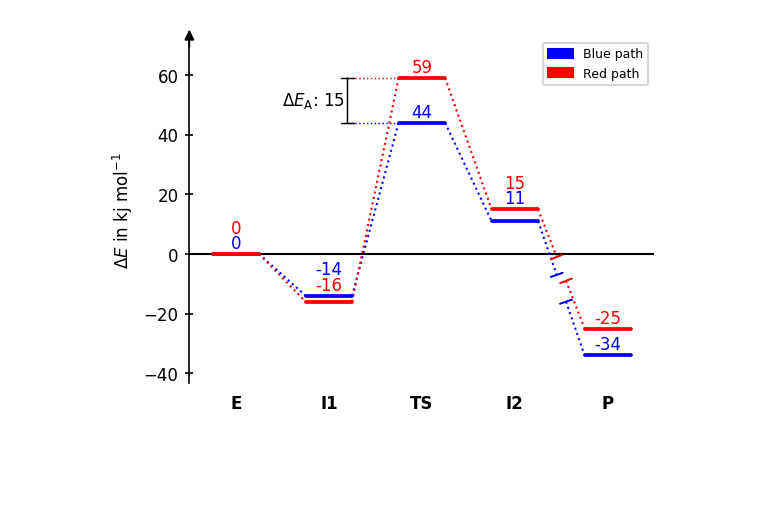
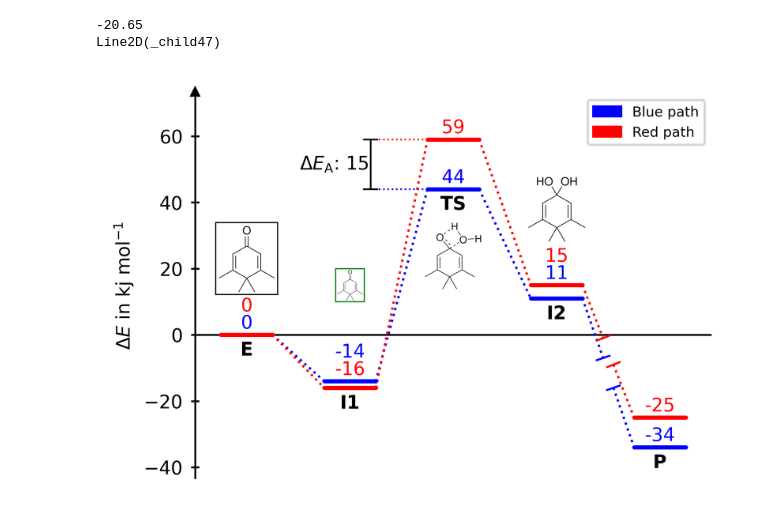
Before and after one commit to Tonner-Zech-Group/chem-diagrams, a Jupyter notebook: examples/test_use.ipynb, the cells around one changed output. Drawn from its saved outputs; the diff is of its cells as text; code cells hidden in the pictures; blank space fills up the shorter version.

Commit message:
Add image insertion methods

```diff
--- a/examples/test_use.ipynb
+++ b/examples/test_use.ipynb
@@ -155,36 +157,73 @@ x = [0,1,2,3,4]
 y_data_1 = [0,-14,44,11,-34]
 y_data_2 = [0,-16,59,15,-25]
 # %%
-dia = EnergyDiagram(style="open")
+dia = EnergyDiagram(
+    style="open",
+    dpi=600,
+    )
 
 dia.draw_path(
     x, y_data_1, "blue",
     path_name="Blue path",
     linetypes=[1,1,1,-1],
 
 )
 
 dia.draw_path(
     x, y_data_2, "red",
     path_name="Red path",
-    linetypes=[1,1,1,-1]
+    linetypes=[1,1,1,-1],
+
 )
-
-dia.add_numbers_auto(fontsize=8)
 
 dia.draw_difference_bar(
     1.2, (y_data_1[2], y_data_2[2]),
     r"$\Delta E_\mathrm{A}$: ",
     left_side=True,
     x_whiskers=(2,2),
     whiskercolor="red"
 )
 
 dia.bars[0].whisker_1.set_color("blue")
 
-dia.set_xlabels(["E", "I1", "TS", "I2", "P"],)
+dia.set_xlabels(["E", "I1", "TS", "I2", "P"], in_plot=True)
 dia.legend(fontsize=6)
 dia.ax.set_ylabel(r"$\Delta E$ in kj mol$^{-1}$", fontsize=8)
+
+penguin = os.path.join("figures", "penguin.png")
+penguin_TS = os.path.join("figures", "penguin_TS.png")
+penguin_II = os.path.join("figures", "penguin_2.png")
+print(dia.ax_objects.x_labels["1.0"].get_position()[1])
+
+
+dia.add_image_series_in_plot(
+    [penguin, penguin_TS, penguin_II],
+    img_x_places=[0,2,3],
+    y_offsets=[0,0,0],
+    img_series_name="1",
+    framed=[True, False, False],
+    frame_colors=["black", "", ""],
+    y_placement="auto"
+)
+
+dia.add_numbers_auto(fontsize=8)
+
+dia.add_image_in_plot(
+    penguin,
+    (1, 10),
+    vertical_alignment="bottom",
+    height=10,
+    framed=True,
+    frame_color="green"
+)
+
+
+print(dia.images["1"]["0.0"].borders["bottom"])
+
+dia.fig.savefig("test.png", format="png")
+dia.fig.savefig("test.svg", format="svg")
 dia.show()
 # %% [output]
+-20.65
+Line2D(_child47)
-[figure, old version]
+[figure, new version]
```
Also changed, not shown: parts of 3 cells of this notebook, 11 other files.
